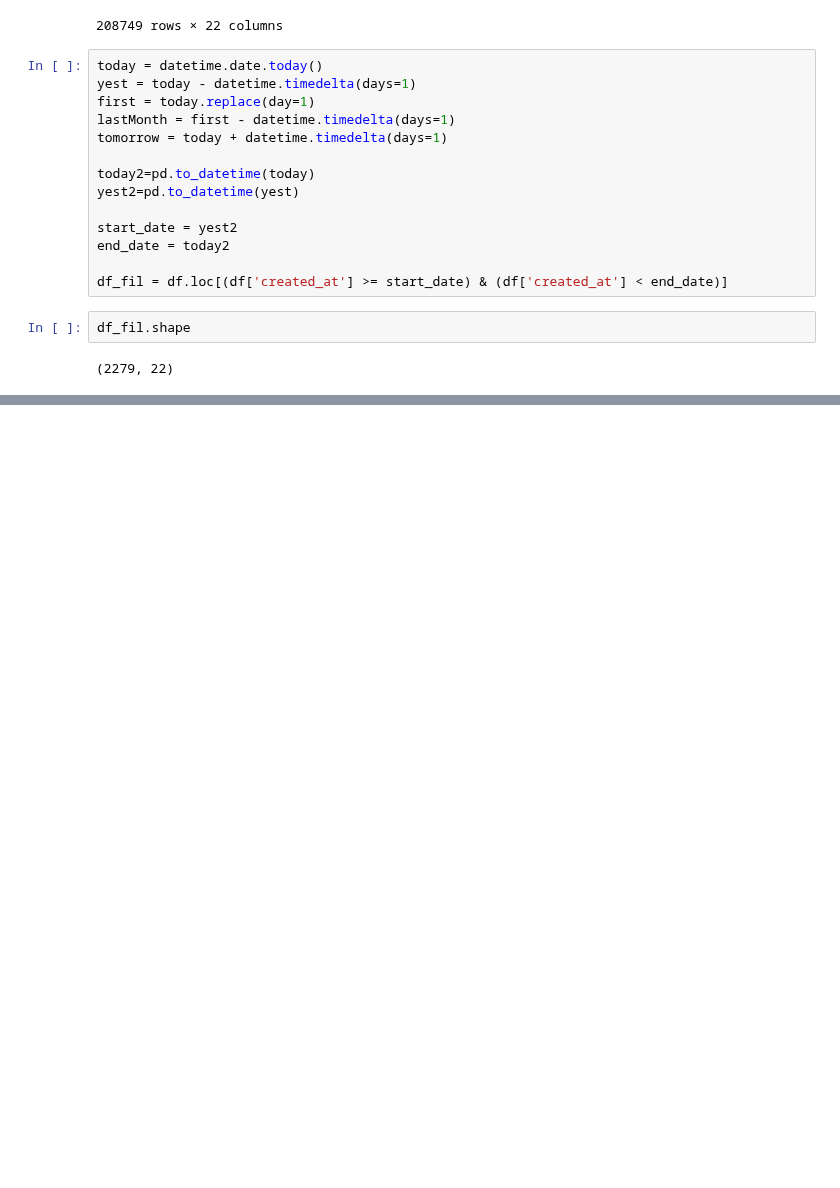
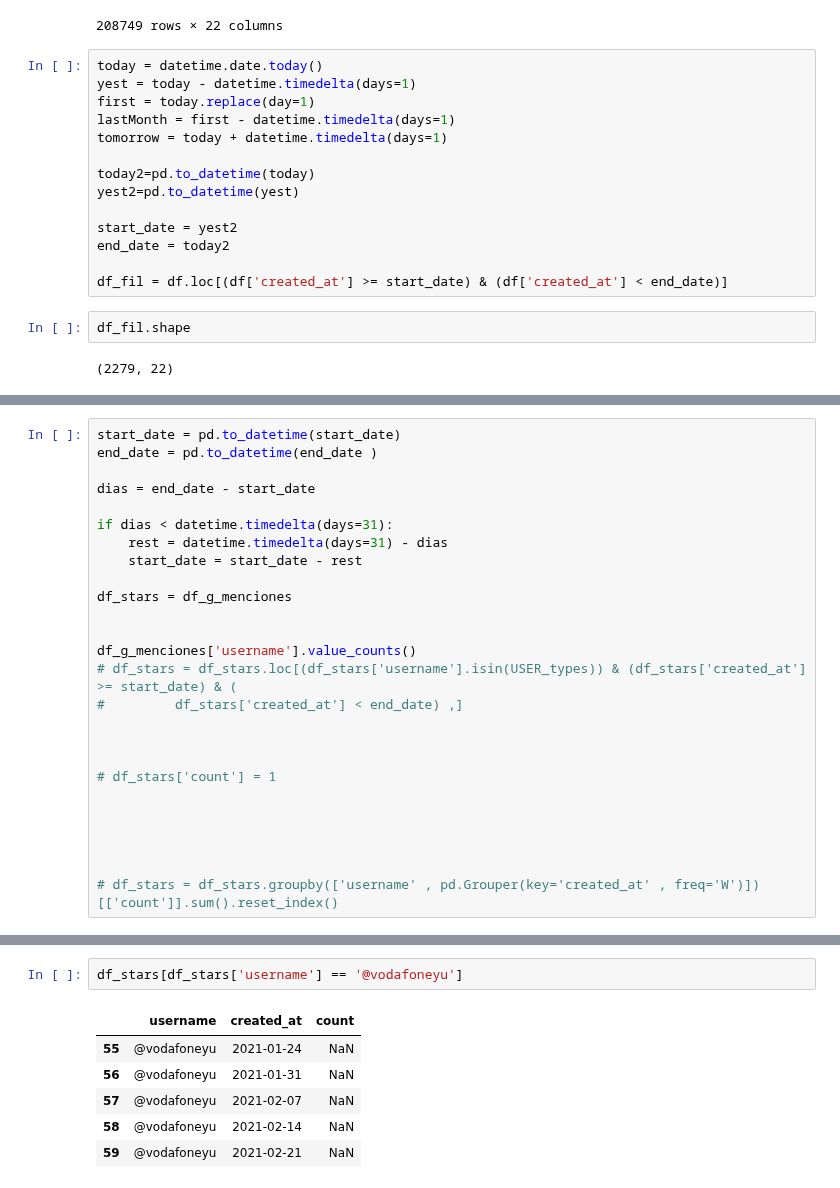
Before and after one commit to carpiero/Sentiment_Spanish_Operator, a Jupyter notebook: Notebooks/Notebook_006_remote.ipynb, the cells around one changed output, grey strips where cells are left out. Cells and saved outputs as stored; diff of their text form; blank space fills up the shorter version.

```diff
--- a/Notebooks/Notebook_006_remote.ipynb
+++ b/Notebooks/Notebook_006_remote.ipynb
@@ -158,0 +281,26 @@ df_stars
+# %%
+start_date = pd.to_datetime(start_date)
+end_date = pd.to_datetime(end_date )
+
+dias = end_date - start_date
+
+if dias < datetime.timedelta(days=31):
+    rest = datetime.timedelta(days=31) - dias
+    start_date = start_date - rest
+
+df_stars = df_g_menciones
+
+
+df_g_menciones['username'].value_counts()
+# df_stars = df_stars.loc[(df_stars['username'].isin(USER_types)) & (df_stars['created_at'] >= start_date) & (
+#         df_stars['created_at'] < end_date) ,]
+
+
+
+# df_stars['count'] = 1
+
+
+
+
+
+# df_stars = df_stars.groupby(['username' , pd.Grouper(key='created_at' , freq='W')])[['count']].sum().reset_index()
@@ -158,0 +322,9 @@ df_stars
+# %%
+df_stars[df_stars['username'] == '@vodafoneyu']
+# %% [output]
+|  | username | created_at | count |
+| 55 | @vodafoneyu | 2021-01-24 | NaN |
+| 56 | @vodafoneyu | 2021-01-31 | NaN |
+| 57 | @vodafoneyu | 2021-02-07 | NaN |
+| 58 | @vodafoneyu | 2021-02-14 | NaN |
+| 59 | @vodafoneyu | 2021-02-21 | NaN |
```
Also changed, not shown: parts of 9 cells of this notebook, 4 other files.
